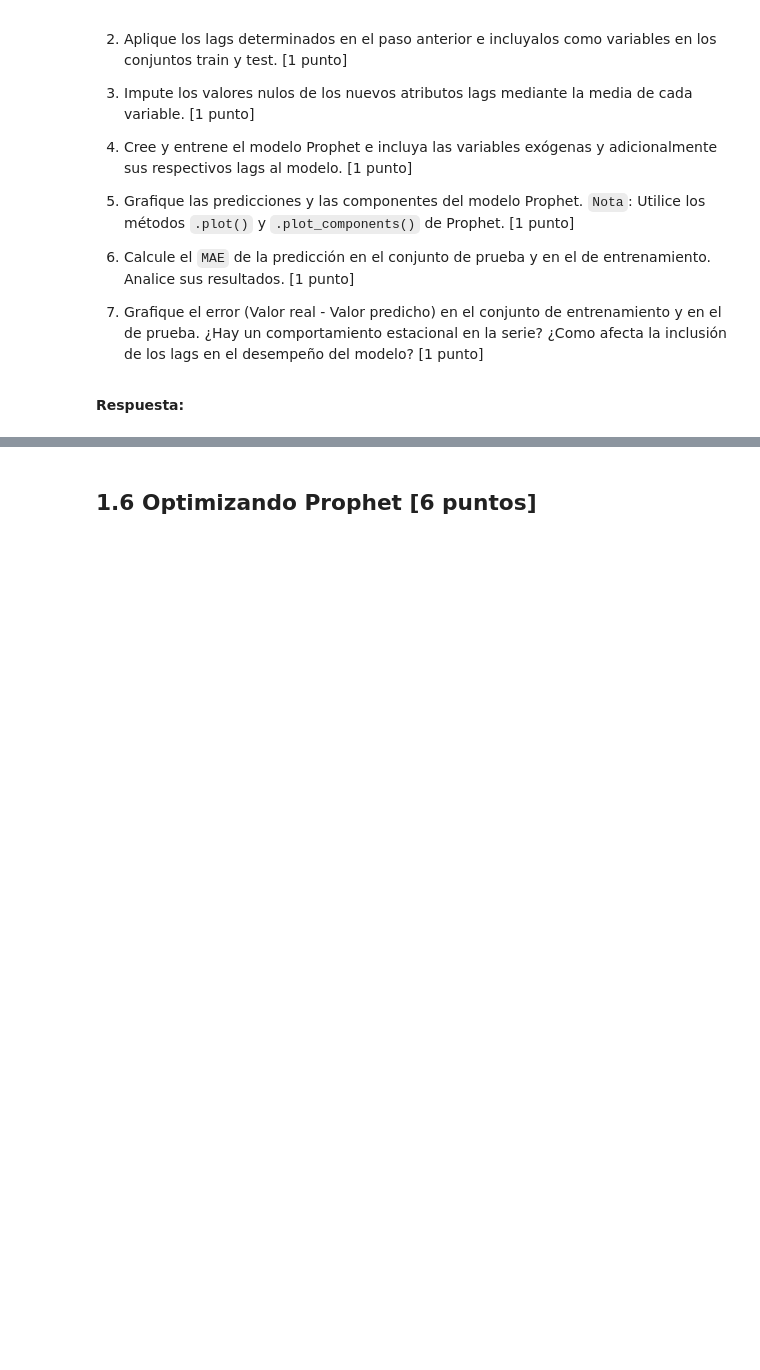
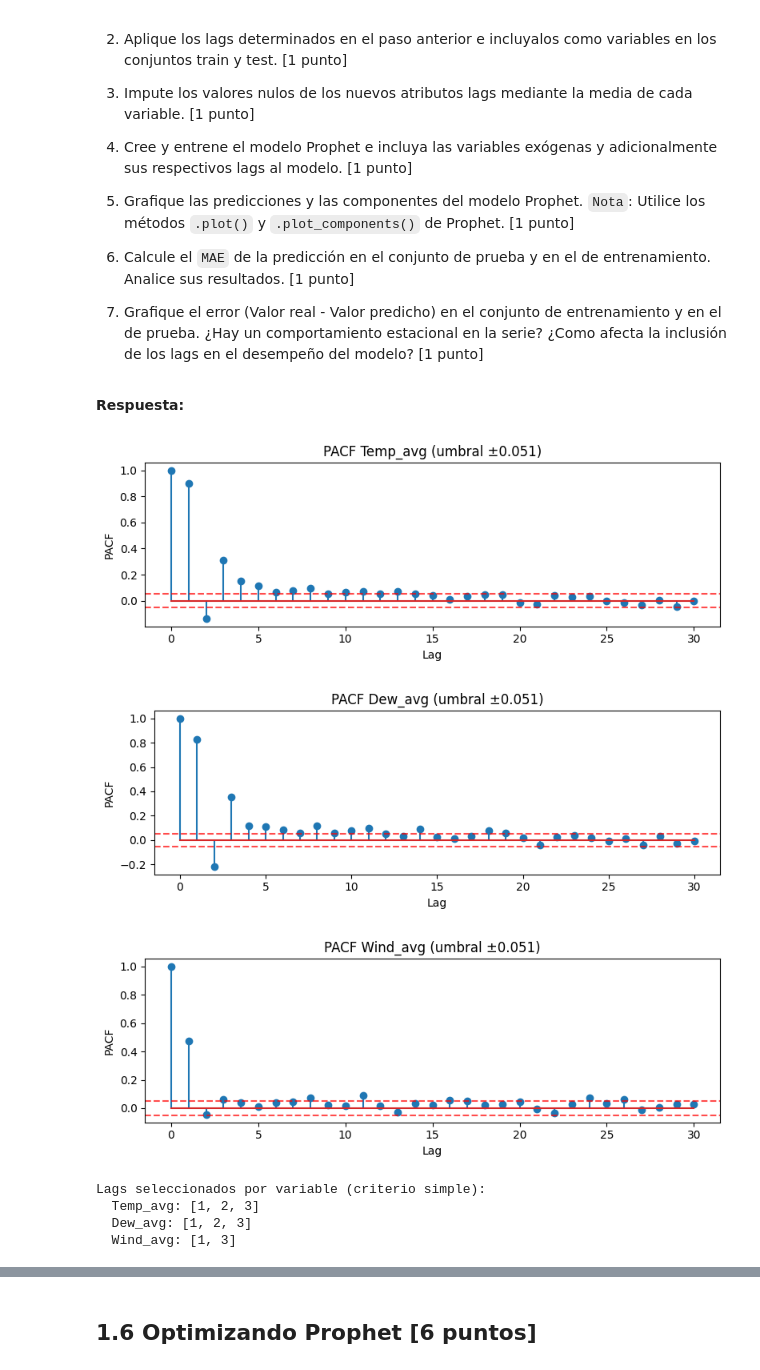
Before and after one commit to andresignacio-o/MDS7202, a Jupyter notebook: Lab10/Lab10_enunciado.ipynb, the cells around one changed output, grey strips where cells are left out. Saved outputs shown, nothing was run; the diff lists cells and outputs as text; code cells hidden in the pictures; blank space fills up the shorter version.

Commit message:
lista p1

```diff
--- a/Lab10/Lab10_enunciado.ipynb
+++ b/Lab10/Lab10_enunciado.ipynb
@@ -636,0 +635,66 @@ Para ello, a usted se le pide que:
+# %%
+#CODIGO AQUI
+
+from statsmodels.tsa.stattools import pacf
+
+# Tomo las exógenas desde el df_merge (ya unido por 'date')
+exogenas = ['Temp_avg', 'Dew_avg', 'Wind_avg']
+
+# Parámetros
+MAX_LAG = 30  # horizonte de rezagos a mirar
+
+pacf_results = {}
+selected_lags = {}
+
+for col in exogenas:
+    s = df_merge[col].astype(float).dropna()
+    n = len(s)
+    # PACF con "yw" (simple y rápido)
+    pacf_vals = pacf(s, nlags=MAX_LAG, method='yw')
+    pacf_results[col] = pacf_vals
+
+    # Umbral de significancia aproximado (95%)
+    thr = 1.96 / np.sqrt(n)
+
+    # Lags "significativos" (excluyo lag 0)
+    sig_lags = [lag for lag in range(1, MAX_LAG+1) if abs(pacf_vals[lag]) > thr]
+
+    # Criterio práctico de selección:
+    # - priorizo lags cortos (1,2,3) si son significativos
+    # - incluyo lag 7 si aparece (patrón semanal)
+    # - en total, no más de 3 lags por variable (simple y evita sobreajuste)
+    pri = [1,2,3,7,14,21]  # prioridad
+    chosen = []
+    for lag in pri:
+        if lag in sig_lags:
+            chosen.append(lag)
+        if len(chosen) >= 3:
+            break
+    # si no encontré nada en la lista priorizada pero hay significativos, tomo los primeros más fuertes
+    if len(chosen) == 0 and len(sig_lags) > 0:
+        chosen = sig_lags[:3]
+
+    selected_lags[col] = chosen
+
+    # Plot opcional de la PACF
+    plt.figure(figsize=(8,3))
+    plt.stem(range(0, MAX_LAG+1), pacf_vals)
+    plt.axhline( thr, color='red', linestyle='--', alpha=0.7)
+    plt.axhline(-thr, color='red', linestyle='--', alpha=0.7)
+    plt.title(f'PACF {col} (umbral ±{thr:.3f})')
+    plt.xlabel('Lag')
+    plt.ylabel('PACF')
+    plt.tight_layout()
+    plt.show()
+
+print("Lags seleccionados por variable (criterio simple):")
+for k,v in selected_lags.items():
+    print(f"  {k}: {v if len(v)>0 else 'Sin lags seleccionados'}")
+# %% [output]
+[figure, added]
+[figure, added]
+[figure, added]
+Lags seleccionados por variable (criterio simple):
+  Temp_avg: [1, 2, 3]
+  Dew_avg: [1, 2, 3]
+  Wind_avg: [1, 3]
```
Also changed, not shown: parts of 18 cells of this notebook.
